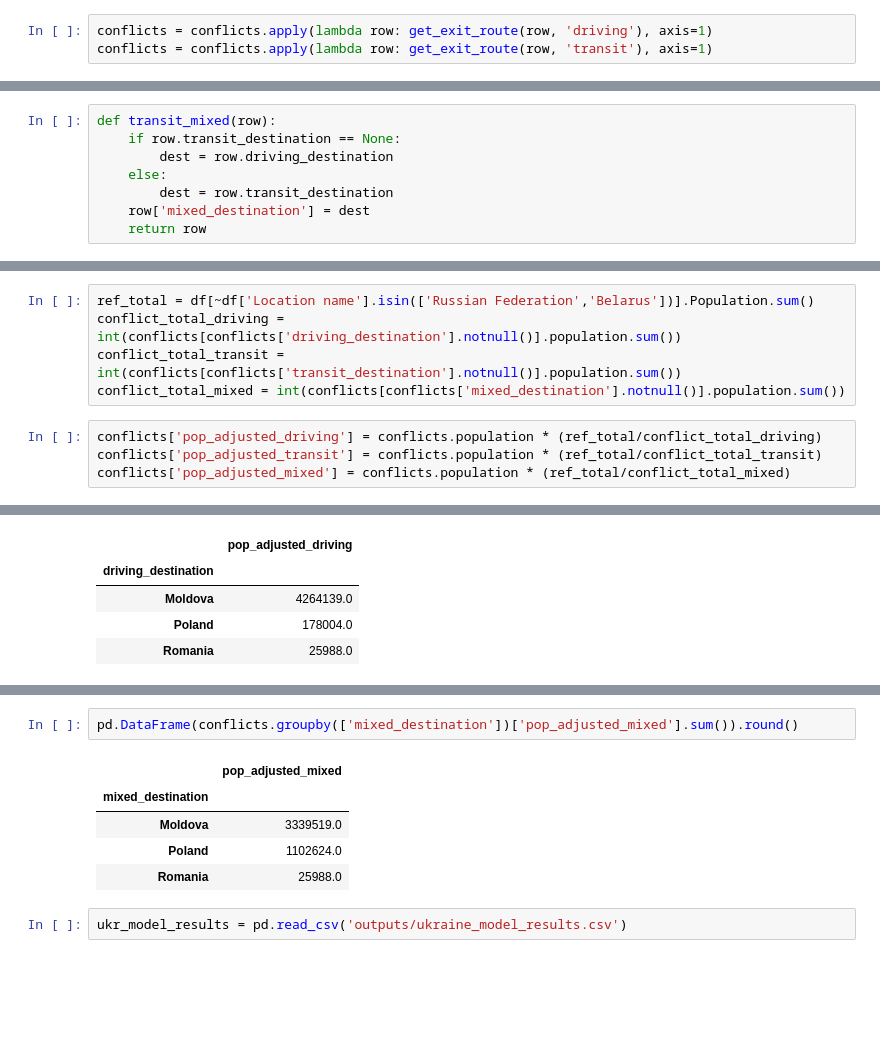
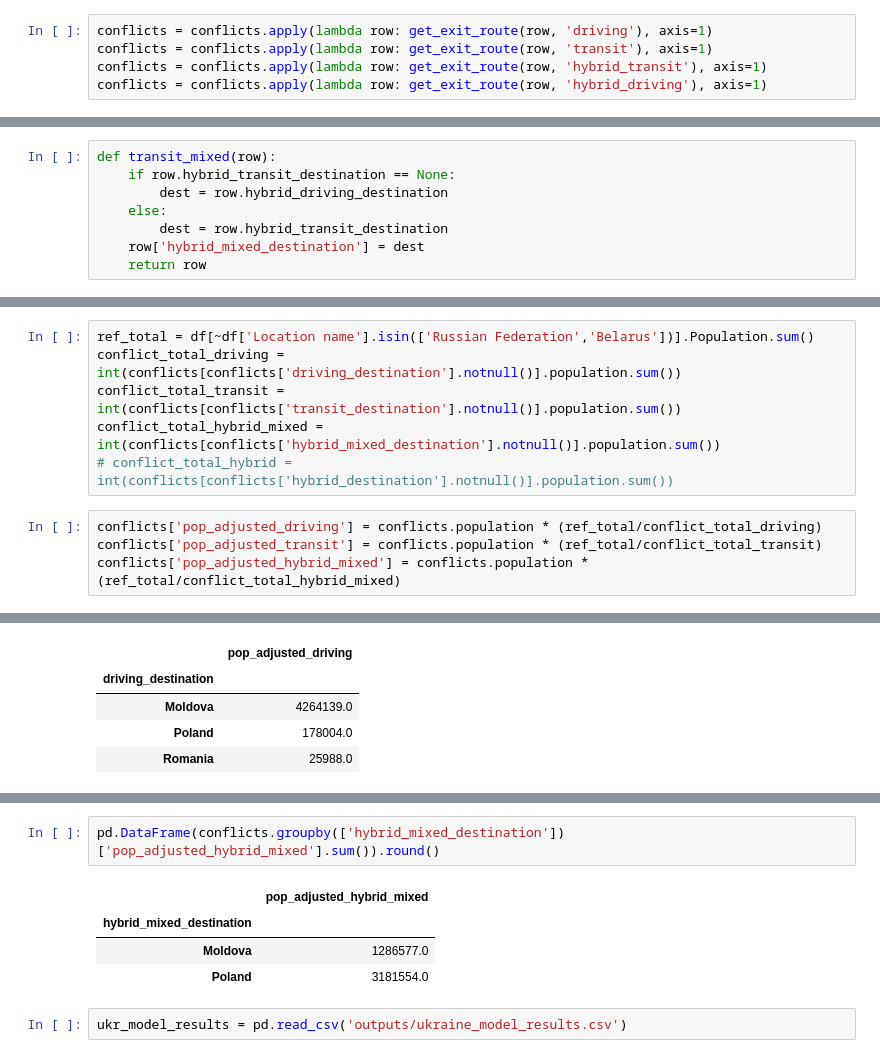
Before and after one commit to jataware/refugee_modeling, a Jupyter notebook: Ukraine-Conflict-Refugee-Counts.ipynb, the cells around one changed output, grey strips where cells are left out. Saved outputs shown, nothing was run; the diff lists cells and outputs as text; blank space fills up the shorter version.

```diff
--- a/Ukraine-Conflict-Refugee-Counts.ipynb
+++ b/Ukraine-Conflict-Refugee-Counts.ipynb
@@ -51,3 +56,5 @@ def get_exit_route(row, mode):
 # %%
 conflicts = conflicts.apply(lambda row: get_exit_route(row, 'driving'), axis=1)
 conflicts = conflicts.apply(lambda row: get_exit_route(row, 'transit'), axis=1)
+conflicts = conflicts.apply(lambda row: get_exit_route(row, 'hybrid_transit'), axis=1)
+conflicts = conflicts.apply(lambda row: get_exit_route(row, 'hybrid_driving'), axis=1)
@@ -54,10 +90,10 @@ conflicts = conflicts.apply(lambda row: get_exit_route(row, 'transit'), axis=1)
 # %%
 def transit_mixed(row):
-    if row.transit_destination == None:
-        dest = row.driving_destination
+    if row.hybrid_transit_destination == None:
+        dest = row.hybrid_driving_destination
     else:
-        dest = row.transit_destination
-    row['mixed_destination'] = dest
+        dest = row.hybrid_transit_destination
+    row['hybrid_mixed_destination'] = dest
     return row
 # %%
 conflicts = conflicts.apply(lambda row: transit_mixed(row), axis=1)
@@ -98,11 +141,12 @@ df[~df['Location name'].isin(['Russian Federation','Belarus'])]
 ref_total = df[~df['Location name'].isin(['Russian Federation','Belarus'])].Population.sum()
 conflict_total_driving = int(conflicts[conflicts['driving_destination'].notnull()].population.sum())
 conflict_total_transit = int(conflicts[conflicts['transit_destination'].notnull()].population.sum())
-conflict_total_mixed = int(conflicts[conflicts['mixed_destination'].notnull()].population.sum())
+conflict_total_hybrid_mixed = int(conflicts[conflicts['hybrid_mixed_destination'].notnull()].population.sum())
+# conflict_total_hybrid = int(conflicts[conflicts['hybrid_destination'].notnull()].population.sum())
 # %%
 conflicts['pop_adjusted_driving'] = conflicts.population * (ref_total/conflict_total_driving)
 conflicts['pop_adjusted_transit'] = conflicts.population * (ref_total/conflict_total_transit)
-conflicts['pop_adjusted_mixed'] = conflicts.population * (ref_total/conflict_total_mixed)
+conflicts['pop_adjusted_hybrid_mixed'] = conflicts.population * (ref_total/conflict_total_hybrid_mixed)
 # %%
 pd.DataFrame(conflicts.groupby(['driving_destination'])['pop_adjusted_driving'].sum()).round()
 # %% [output]
@@ -121,11 +165,10 @@ pd.DataFrame(conflicts.groupby(['transit_destination'])['pop_adjusted_transit'].
 # %%
-pd.DataFrame(conflicts.groupby(['mixed_destination'])['pop_adjusted_mixed'].sum()).round()
+pd.DataFrame(conflicts.groupby(['hybrid_mixed_destination'])['pop_adjusted_hybrid_mixed'].sum()).round()
 # %% [output]
-|  | pop_adjusted_mixed |
-| mixed_destination |  |
-| Moldova | 3339519.0 |
-| Poland | 1102624.0 |
-| Romania | 25988.0 |
+|  | pop_adjusted_hybrid_mixed |
+| hybrid_mixed_destination |  |
+| Moldova | 1286577.0 |
+| Poland | 3181554.0 |
 # %%
 ukr_model_results = pd.read_csv('outputs/ukraine_model_results.csv')
 # %%
```
Also changed, not shown: parts of 32 cells of this notebook.
